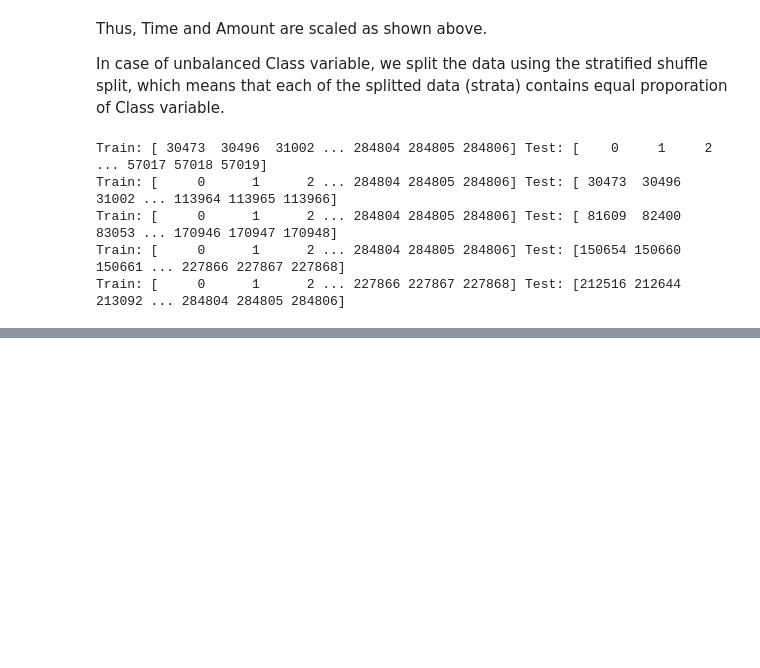
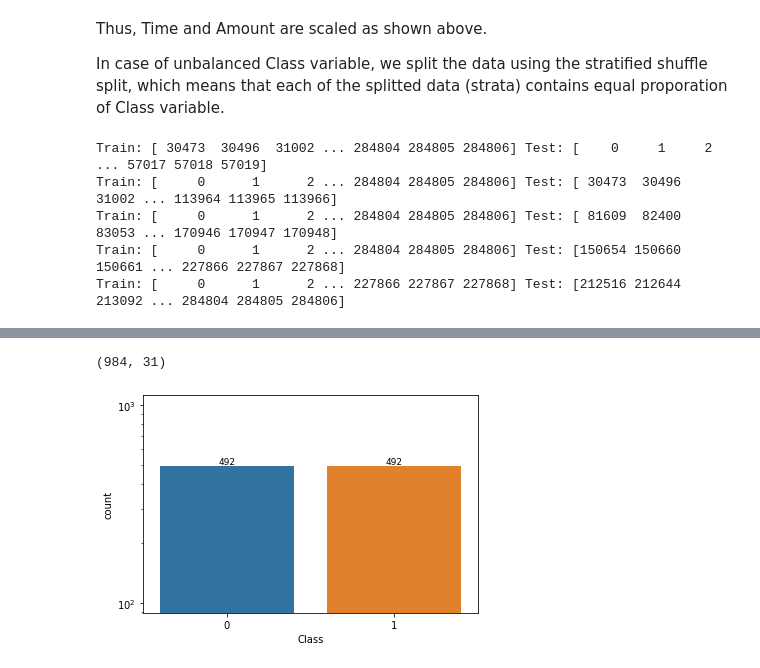
Before and after one commit to khldsqmr/Credit-Card-Fraud-Detection---EDA-Classification-algorithms, a Jupyter notebook: Credit Card Fraud Detection Analysis.ipynb, the cells around one changed output, grey strips where cells are left out. Cells and saved outputs as stored; diff of their text form; code cells hidden in the pictures; blank space fills up the shorter version.

```diff
--- a/Credit Card Fraud Detection Analysis.ipynb
+++ b/Credit Card Fraud Detection Analysis.ipynb
@@ -182,0 +189,15 @@ Label Distributions:
+# %%
+# Suffle the data
+df = df.sample(frac=1)
+
+# Gather 492 non-fraudulent classes
+fraud_df = df.loc[df['Class'] == 1]
+non_fraud_df = df.loc[df['Class'] == 0][:492]
+# %%
+# Concatenate the fraudulent and non-fraudulent dataframes
+normal_distributed_df = pd.concat([fraud_df, non_fraud_df])
+
+# Shuffle the dataframe rows
+new_df = normal_distributed_df.sample(frac=1, random_state=42)
+
+new_df.head()
@@ -182,0 +211,16 @@ Label Distributions:
+# %%
+# Shape of the dataframe
+new_df.shape
+# %% [output]
+(984, 31)
+# %%
+# Plotting the Counts of Class variable
+ax=sns.countplot(x='Class',data=new_df);
+ax.set_yscale('log')
+
+# Iterate through the list of axes' patches
+for p in ax.patches:
+    ax.text(p.get_x() + p.get_width()/2., p.get_height(), '%d' % int(p.get_height()),
+            fontsize=9, color='black', ha='center', va='bottom')
+# %% [output]
+[figure, added]
```
Also changed, not shown: parts of 9 cells of this notebook.
